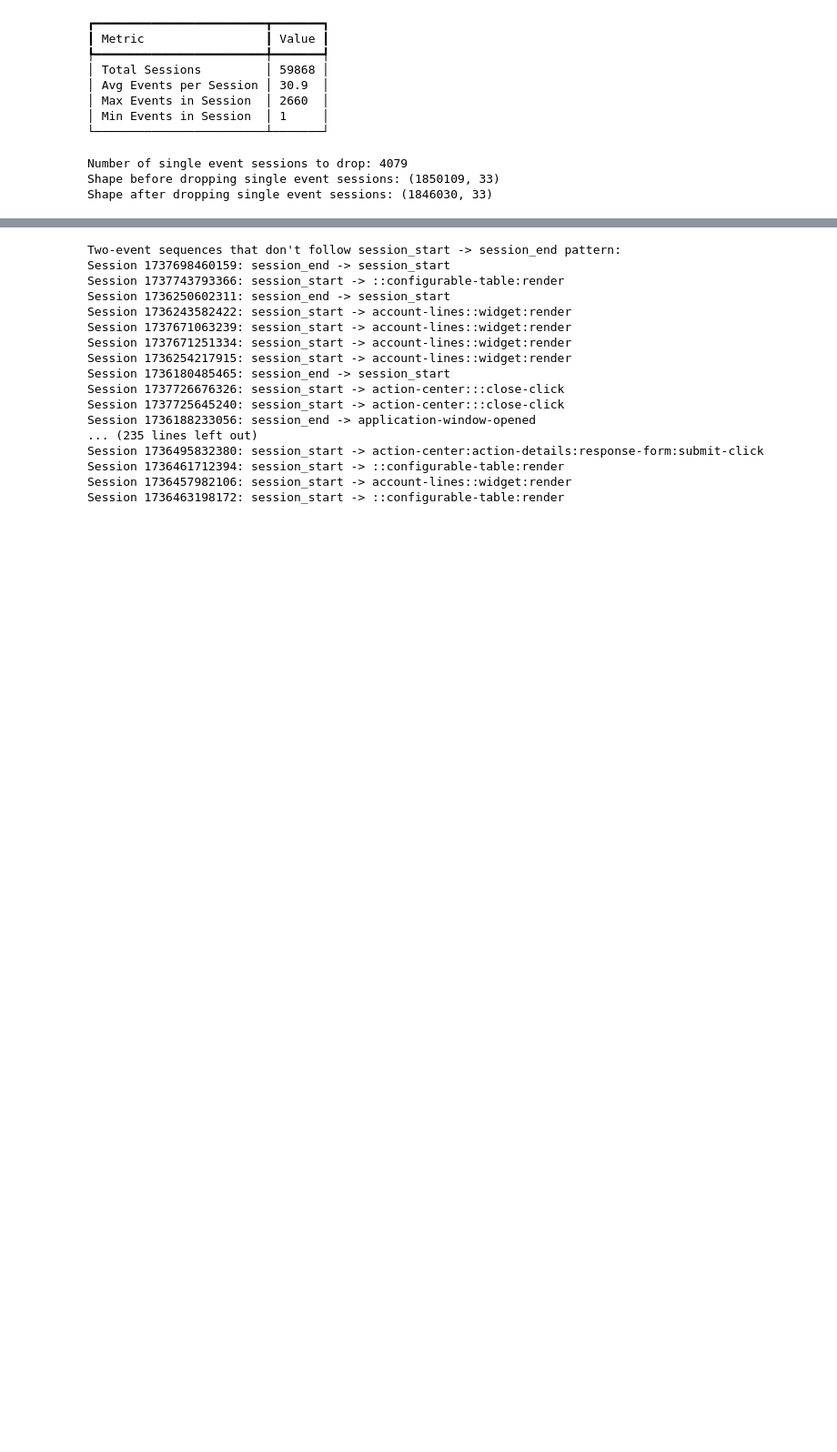
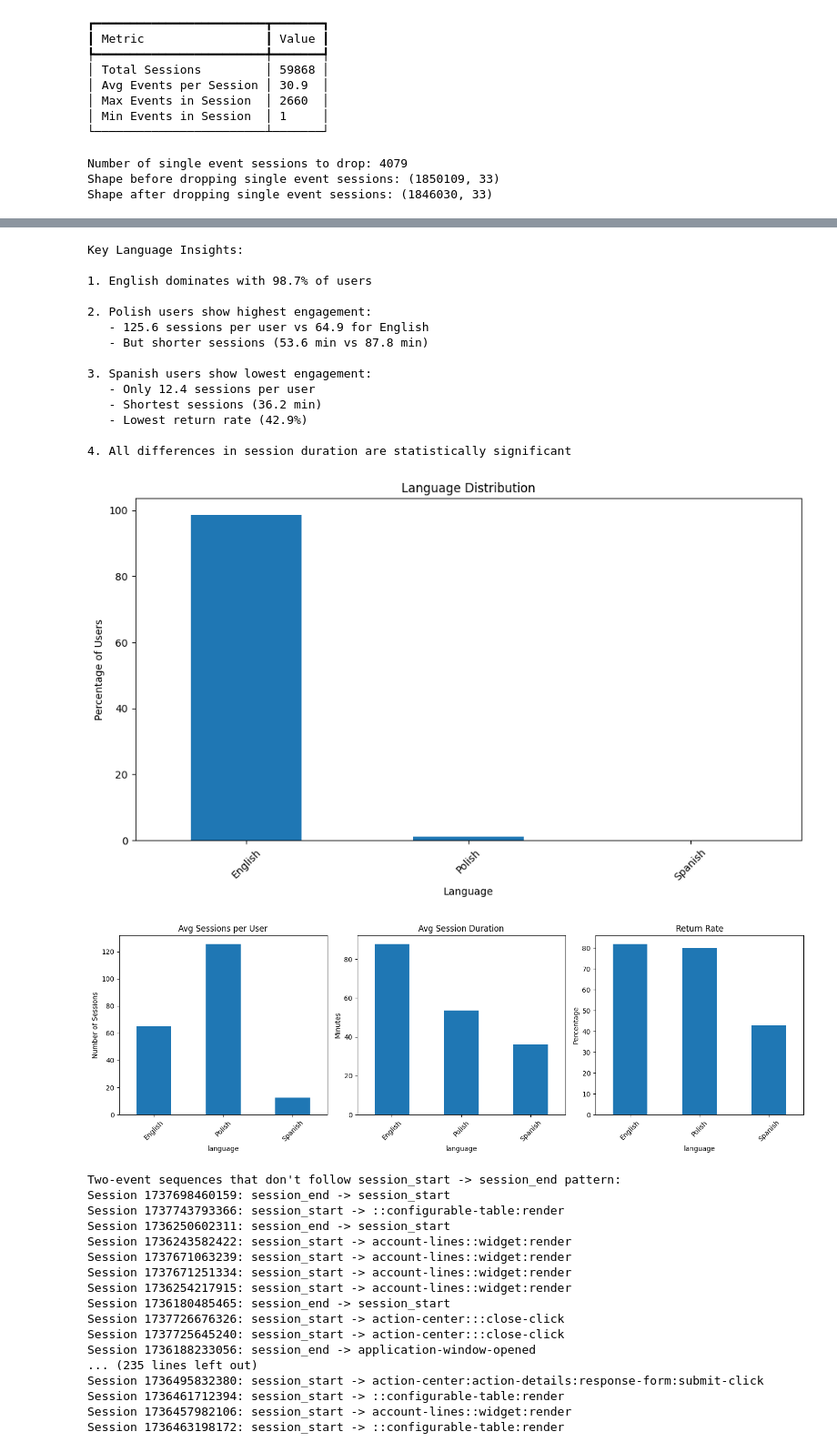
Before and after one commit to willzeng274/cxc-analytics, a Jupyter notebook: federato/2025.ipynb, the cells around one changed output, grey strips where cells are left out. Shown at 91% size. Drawn from its saved outputs; the diff is of its cells as text; code cells hidden in the pictures; blank space fills up the shorter version.

```diff
--- a/federato/2025.ipynb
+++ b/federato/2025.ipynb
@@ -521,3 +587,64 @@ Shape after dropping single event sessions: (1846030, 33)
+# %%
+# Visualize language distribution
+plt.figure(figsize=(10, 6))
+lang_dist.plot(kind='bar')
+plt.title('Language Distribution')
+plt.xlabel('Language')
+plt.ylabel('Percentage of Users')
+plt.xticks(rotation=45)
+plt.tight_layout()
+
+# Visualize key metrics by language
+fig, axes = plt.subplots(1, 3, figsize=(15, 5))
+
+# Average sessions per user
+avg_sessions.plot(kind='bar', ax=axes[0])
+axes[0].set_title('Avg Sessions per User')
+axes[0].set_ylabel('Number of Sessions')
+axes[0].tick_params(axis='x', rotation=45)
+
+# Average session duration
+duration_by_lang.dt.total_seconds().div(60).plot(kind='bar', ax=axes[1])
+axes[1].set_title('Avg Session Duration')
+axes[1].set_ylabel('Minutes')
+axes[1].tick_params(axis='x', rotation=45)
+
+# Return rate
+return_rate.plot(kind='bar', ax=axes[2])
+axes[2].set_title('Return Rate')
+axes[2].set_ylabel('Percentage')
+axes[2].tick_params(axis='x', rotation=45)
+
+plt.tight_layout()
+
+# Print key insights
+print("\n\033[1;92mKey Language Insights:\033[0m")
+print("\n1. English dominates with 98.7% of users")
+print("\n2. Polish users show highest engagement:")
+print("   - 125.6 sessions per user vs 64.9 for English")
+print("   - But shorter sessions (53.6 min vs 87.8 min)")
+print("\n3. Spanish users show lowest engagement:")
+print("   - Only 12.4 sessions per user")
+print("   - Shortest sessions (36.2 min)")
+print("   - Lowest return rate (42.9%)")
+print("\n4. All differences in session duration are statistically significant")
+# %% [output]
+Key Language Insights:
+
+1. English dominates with 98.7% of users
+
+2. Polish users show highest engagement:
+   - 125.6 sessions per user vs 64.9 for English
+   - But shorter sessions (53.6 min vs 87.8 min)
+
+3. Spanish users show lowest engagement:
+   - Only 12.4 sessions per user
+   - Shortest sessions (36.2 min)
+   - Lowest return rate (42.9%)
+
+4. All differences in session duration are statistically significant
+[figure, added]
+[figure, added]
 # %%
 session_sequences = new_df.groupby('session_id')['event_type'].agg(list).reset_index()
 
```
Also changed, not shown: parts of 10 cells of this notebook, 2 other files.
